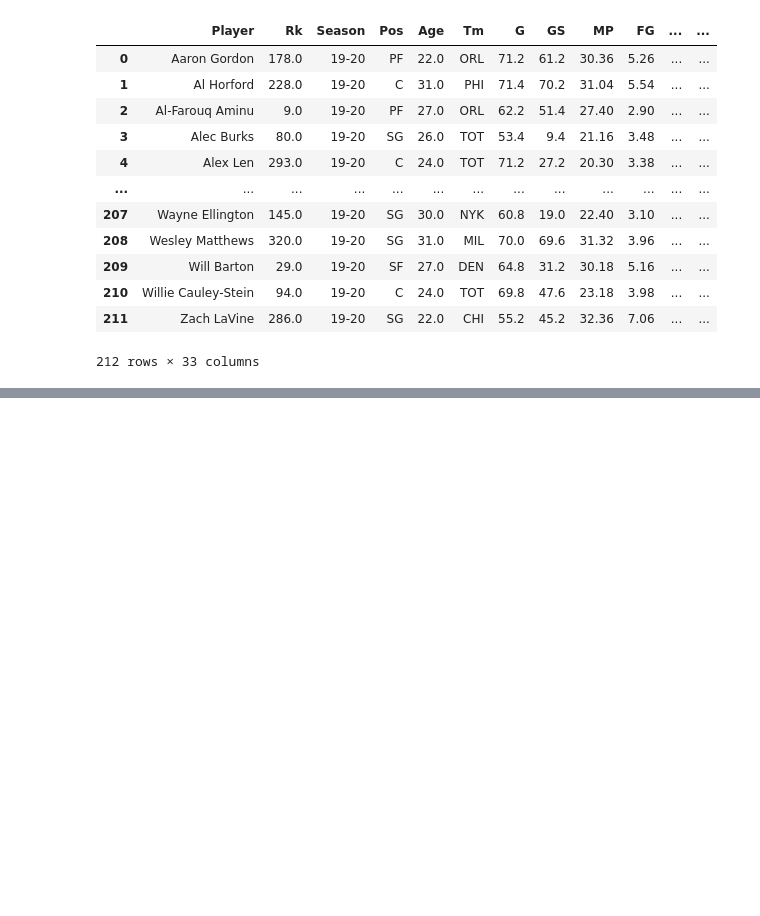
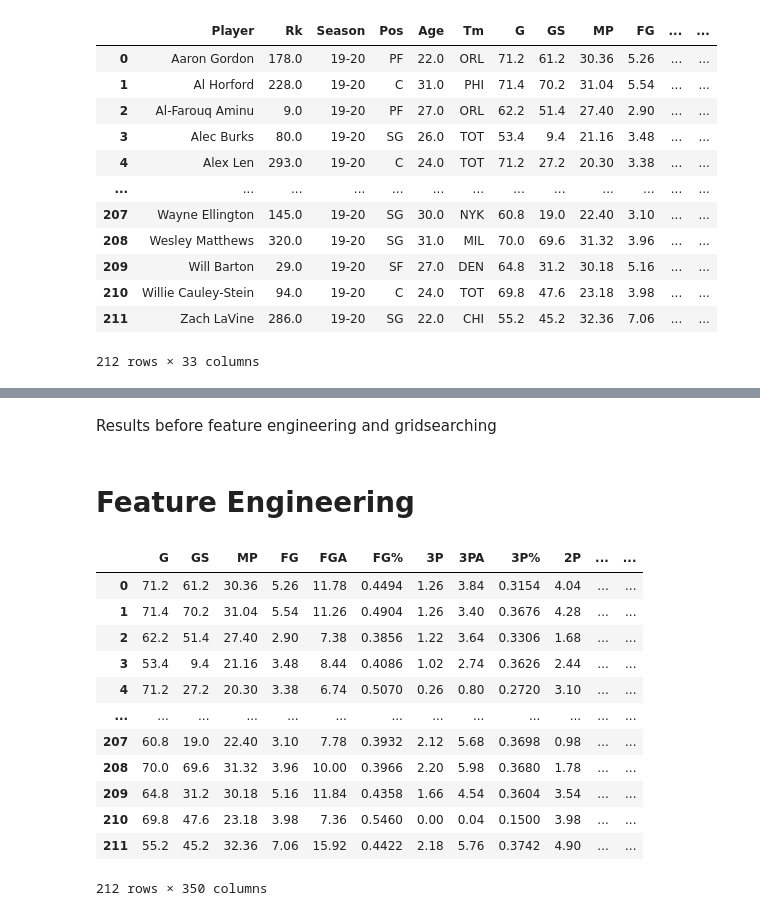
Before and after one commit to dkeyer/NBA_salary_predictor, a Jupyter notebook: Capstone_Classification.ipynb, the cells around one changed output, grey strips where cells are left out. Cells and saved outputs as stored; diff of their text form; code cells hidden in the pictures; blank space fills up the shorter version.

```diff
--- a/Capstone_Classification.ipynb
+++ b/Capstone_Classification.ipynb
@@ -148,0 +139,2 @@ NameError: name 'i' is not defined
+# %%
+sixteen_to_twenty_with_sal['sal_classified'] = sixteen_to_twenty_with_sal['sal_classified'].astype(int)
@@ -155,0 +222,31 @@ X_train, X_test, y_train, y_test = train_test_split(X, y, test_size = 0.30, rand
+# %% [markdown]
+Results before feature engineering and gridsearching
+# %% [markdown]
+# Feature Engineering
+# %%
+features = ['G', 'GS', 'MP', 'FG',
+       'FGA', 'FG%', '3P', '3PA', '3P%', '2P', '2PA', '2P%', 'eFG%', 'FT',
+       'FTA', 'FT%', 'ORB', 'DRB', 'TRB', 'AST', 'STL', 'BLK', 'TOV', 'PF',
+       'PTS']
+X = sixteen_to_twenty_with_sal[features]
+# %%
+poly = PolynomialFeatures(include_bias=False)
+# %%
+poly_features = poly.fit_transform(X)
+# %%
+df_poly = pd.DataFrame(poly_features, columns=poly.get_feature_names(features))
+df_poly
+# %% [output]
+|  | G | GS | MP | FG | FGA | FG% | 3P | 3PA | 3P% | 2P | ... | ... |
+| 0 | 71.2 | 61.2 | 30.36 | 5.26 | 11.78 | 0.4494 | 1.26 | 3.84 | 0.3154 | 4.04 | ... | ... |
+| 1 | 71.4 | 70.2 | 31.04 | 5.54 | 11.26 | 0.4904 | 1.26 | 3.40 | 0.3676 | 4.28 | ... | ... |
+| 2 | 62.2 | 51.4 | 27.40 | 2.90 | 7.38 | 0.3856 | 1.22 | 3.64 | 0.3306 | 1.68 | ... | ... |
+| 3 | 53.4 | 9.4 | 21.16 | 3.48 | 8.44 | 0.4086 | 1.02 | 2.74 | 0.3626 | 2.44 | ... | ... |
+| 4 | 71.2 | 27.2 | 20.30 | 3.38 | 6.74 | 0.5070 | 0.26 | 0.80 | 0.2720 | 3.10 | ... | ... |
+| ... | ... | ... | ... | ... | ... | ... | ... | ... | ... | ... | ... | ... |
+| 207 | 60.8 | 19.0 | 22.40 | 3.10 | 7.78 | 0.3932 | 2.12 | 5.68 | 0.3698 | 0.98 | ... | ... |
+| 208 | 70.0 | 69.6 | 31.32 | 3.96 | 10.00 | 0.3966 | 2.20 | 5.98 | 0.3680 | 1.78 | ... | ... |
+| 209 | 64.8 | 31.2 | 30.18 | 5.16 | 11.84 | 0.4358 | 1.66 | 4.54 | 0.3604 | 3.54 | ... | ... |
+| 210 | 69.8 | 47.6 | 23.18 | 3.98 | 7.36 | 0.5460 | 0.00 | 0.04 | 0.1500 | 3.98 | ... | ... |
+| 211 | 55.2 | 45.2 | 32.36 | 7.06 | 15.92 | 0.4422 | 2.18 | 5.76 | 0.3742 | 4.90 | ... | ... |
+212 rows × 350 columns
```
Also changed, not shown: parts of 39 cells of this notebook.
